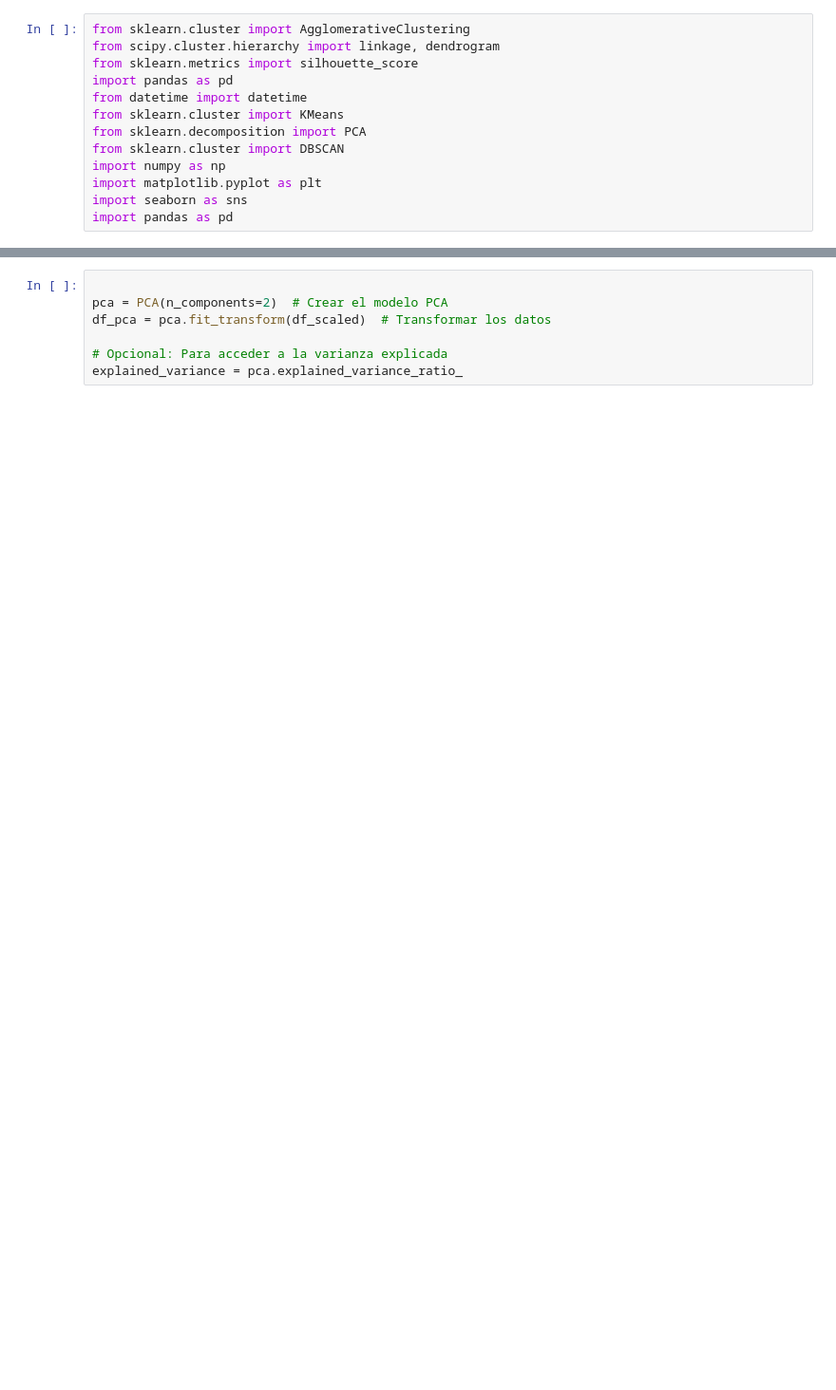
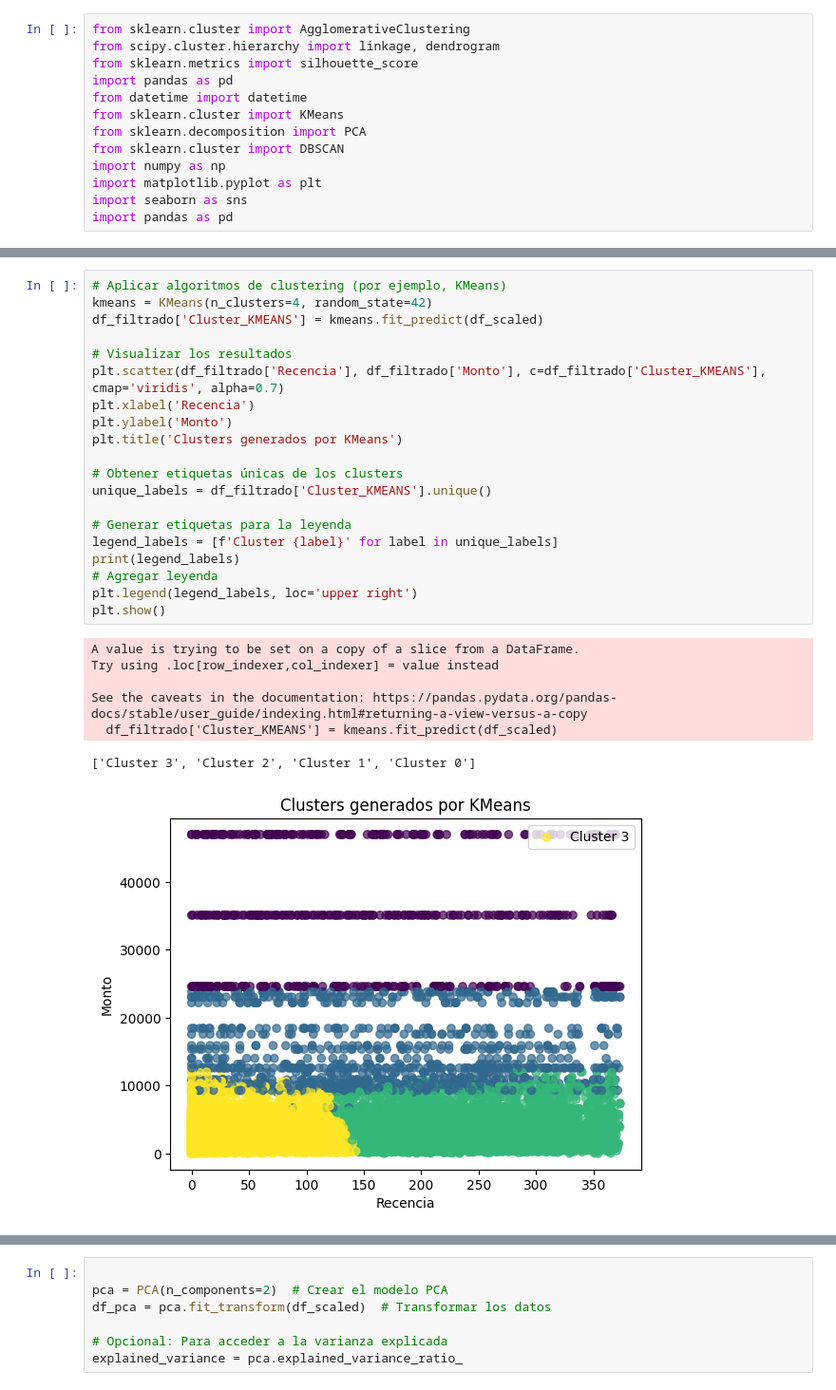
Before and after one commit to LLAES07/Segmentacion_clientes, a Jupyter notebook: notebook/2_MODEL_TRAINING.ipynb, the cells around one changed output, grey strips where cells are left out. Shown at 95% size. Saved outputs shown, nothing was run; the diff lists cells and outputs as text; blank space fills up the shorter version.

```diff
--- a/notebook/2_MODEL_TRAINING.ipynb
+++ b/notebook/2_MODEL_TRAINING.ipynb
@@ -15,0 +84,28 @@ df_filtrado = pd.read_csv('data/training_data.csv')
+# %%
+# Aplicar algoritmos de clustering (por ejemplo, KMeans)
+kmeans = KMeans(n_clusters=4, random_state=42)
+df_filtrado['Cluster_KMEANS'] = kmeans.fit_predict(df_scaled)
+
+# Visualizar los resultados
+plt.scatter(df_filtrado['Recencia'], df_filtrado['Monto'], c=df_filtrado['Cluster_KMEANS'], cmap='viridis', alpha=0.7)
+plt.xlabel('Recencia')
+plt.ylabel('Monto')
+plt.title('Clusters generados por KMeans')
+
+# Obtener etiquetas únicas de los clusters
+unique_labels = df_filtrado['Cluster_KMEANS'].unique()
+
+# Generar etiquetas para la leyenda
+legend_labels = [f'Cluster {label}' for label in unique_labels]
+print(legend_labels)
+# Agregar leyenda
+plt.legend(legend_labels, loc='upper right')
+plt.show()
+# %% [output]
+A value is trying to be set on a copy of a slice from a DataFrame.
+Try using .loc[row_indexer,col_indexer] = value instead
+
+See the caveats in the documentation: https://pandas.pydata.org/pandas-docs/stable/user_guide/indexing.html#returning-a-view-versus-a-copy
+  df_filtrado['Cluster_KMEANS'] = kmeans.fit_predict(df_scaled)
+['Cluster 3', 'Cluster 2', 'Cluster 1', 'Cluster 0']
+[figure, added]
```
Also changed, not shown: parts of 47 cells of this notebook, 5 other files.
